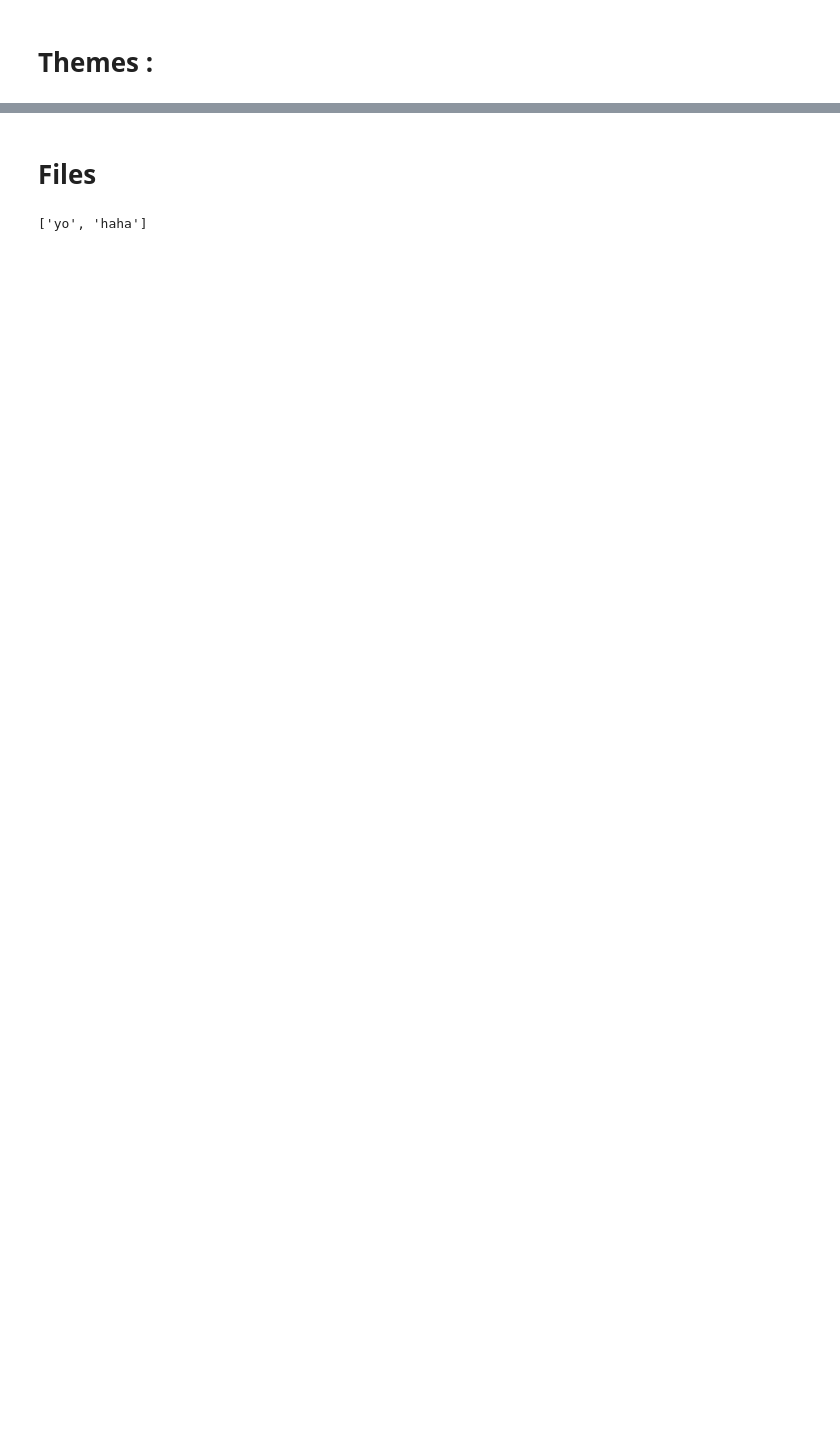
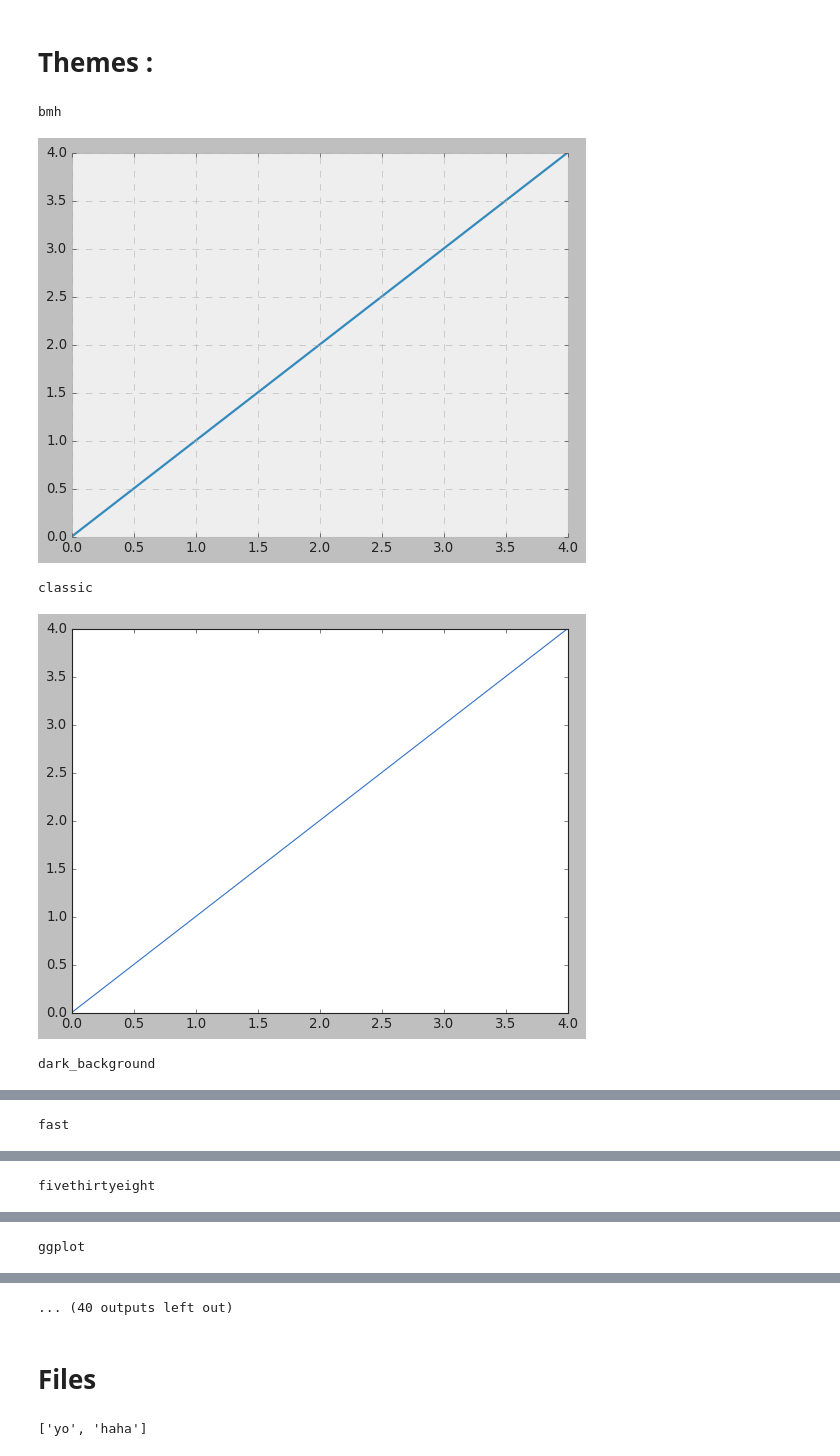
Before and after one commit to NouamaneTazi/pyToolbox, a Jupyter notebook: tools.ipynb, the cells around one changed output, grey strips where cells are left out. Cells and saved outputs as stored; diff of their text form; code cells hidden in the pictures; blank space fills up the shorter version.

```diff
--- a/tools.ipynb
+++ b/tools.ipynb
@@ -3,4 +11,15 @@
 # %%
 import matplotlib.pyplot as plt
-plt.style.use(['seaborn'])
-plt.style.available
+import time
+for stl in plt.style.available:
+    print(stl)
+    plt.style.use([stl])
+    plt.plot(range(5))
+    plt.draw()
+    plt.show()
+# %% [output]
+bmh
+[figure, added]
+classic
+[figure, added]
+dark_background
@@ -6,0 +27 @@ plt.style.available
+fast
@@ -6,0 +29 @@ plt.style.available
+fivethirtyeight
@@ -6,0 +31 @@ plt.style.available
+ggplot
@@ -7,3 +33,4 @@ plt.style.available
+... (40 outputs left out)
 # %% [markdown]
 # Files
 # %%
```
Also changed, not shown: parts of 3 cells of this notebook.
